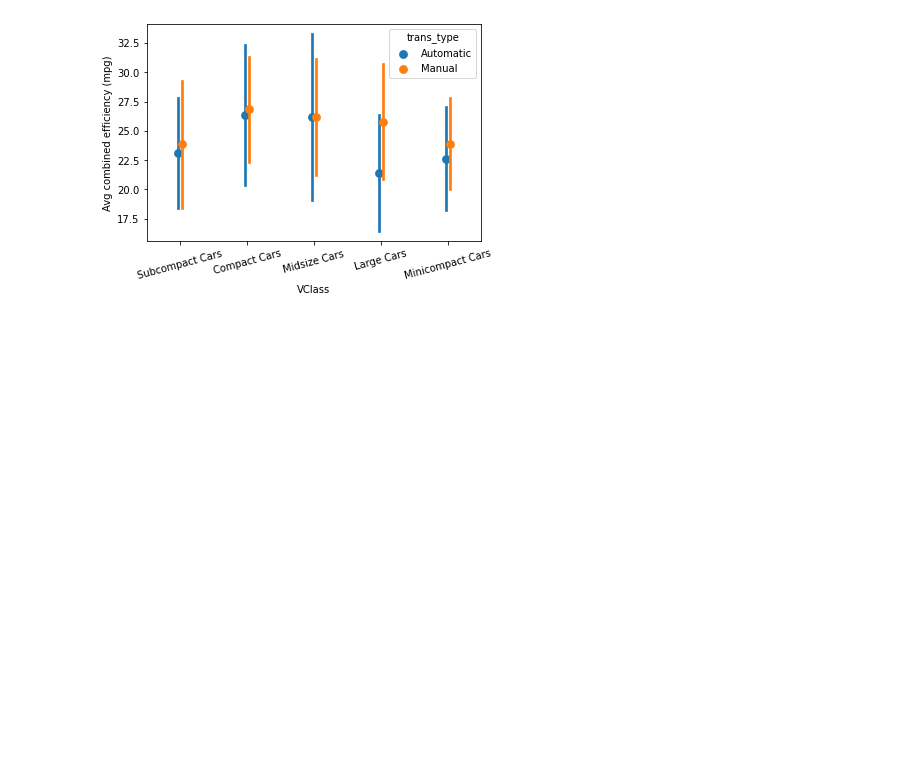
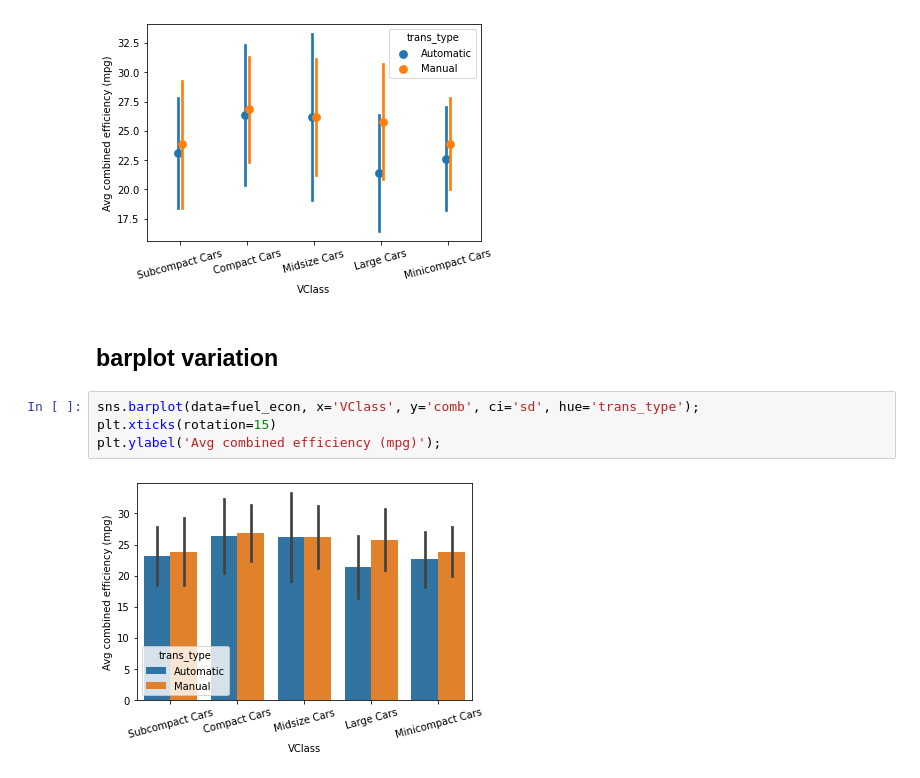
Before and after one commit to JESurzyn/data_analysis_udacity, a Jupyter notebook: data_viz/multivariate_practice/Adaptations_of_bivariate_plots.ipynb, the cells around one changed output. Cells and saved outputs as stored; diff of their text form; blank space fills up the shorter version.

Commit message:
plot matrices

```diff
--- a/data_viz/multivariate_practice/Adaptations_of_bivariate_plots.ipynb
+++ b/data_viz/multivariate_practice/Adaptations_of_bivariate_plots.ipynb
@@ -33,3 +33,11 @@ plt.xticks(rotation=15)
 plt.ylabel('Avg combined efficiency (mpg)');
 # %% [output]
 [figure]
+# %% [markdown]
+## barplot variation
+# %%
+sns.barplot(data=fuel_econ, x='VClass', y='comb', ci='sd', hue='trans_type');
+plt.xticks(rotation=15)
+plt.ylabel('Avg combined efficiency (mpg)');
+# %% [output]
+[figure, added]
```
Also changed, not shown: parts of 18 cells of this notebook, 2 other files.
